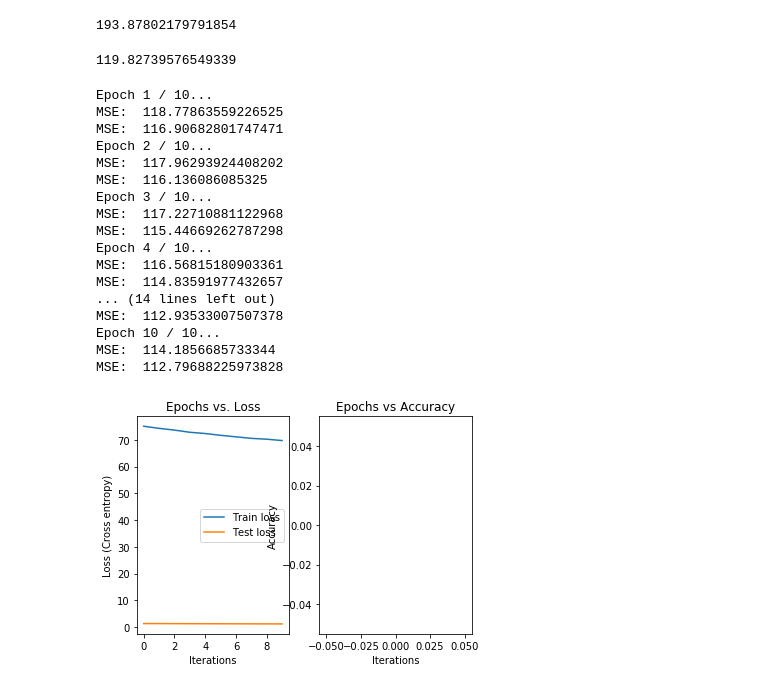
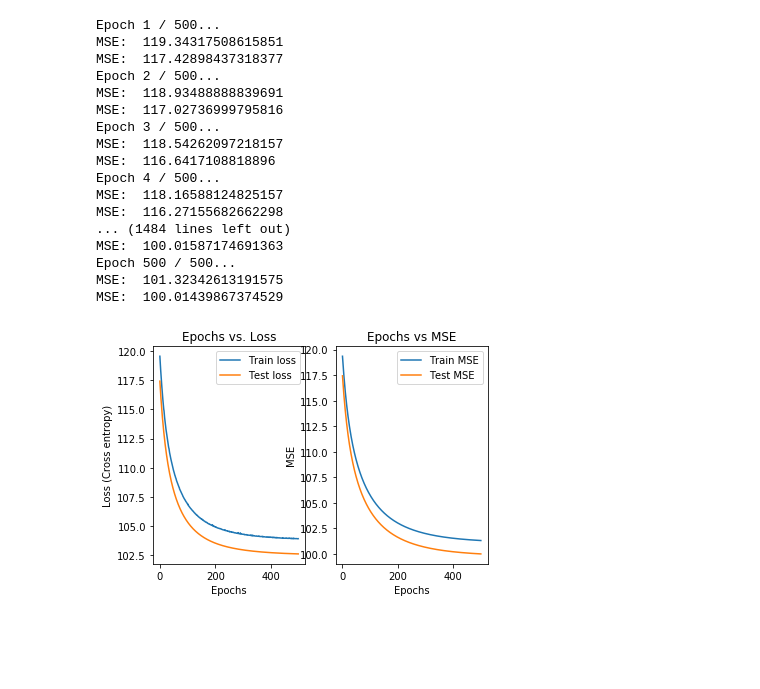
Before and after one commit to Shuling-He/deep-learning-hw1, a Jupyter notebook: prob5-regression.ipynb, the cells around one changed output. Drawn from its saved outputs; the diff is of its cells as text; code cells hidden in the pictures; blank space fills up the shorter version.

```diff
--- a/prob5-regression.ipynb
+++ b/prob5-regression.ipynb
@@ -291,7 +301,7 @@ class Regression:
 # create Regression() object to load data
 regr = Regression()
 # %%
-# load the data
-fname = 'YearPredictionMSD.txt'
-x_train, y_train, x_test, y_test = regr.load_data(fname)
+# # load the data
+# fname = 'YearPredictionMSD.txt'
+# x_train, y_train, x_test, y_test = regr.load_data(fname)
 # %%
@@ -334,7 +342,5 @@ common_pred = np.full((n_samples, 1), most_common_year)
 # %%
-most_common_loss = regr.musicMSE(common_pred, y_train)
-most_common_loss
-#  most common year loss = 193.87
+# most_common_loss = regr.musicMSE(common_pred, y_train)
+# most_common_loss
+# #  most common year loss = 193.87
-# %% [output]
-193.87802179791854
 # %%
@@ -345,9 +351,7 @@ common_pred = np.full((n_samples, 1), most_common_year)
 # %%
-loss_1998 = regr.musicMSE(common_pred, y_train)
-loss_1998
-#  1998 year loss = 119.82
+# loss_1998 = regr.musicMSE(common_pred, y_train)
+# loss_1998
+# #  1998 year loss = 119.82
-# %% [output]
-119.82739576549339
 # %%
 # ==========  Ridge Regression Training  =============
 
@@ -369,34 +373,31 @@ y_test_sm = regr.label_sub_mean(y_test)
 
 # train_losses, test_losses = regr.run_epochs(x_train, y_train_sm, x_test, y_test_sm)
 
-train_losses, test_losses, train_acc_arr, test_acc_arr, test_preds = regr.run_epochs(x_train, y_train_sm, x_test, y_test_sm)
+train_losses, test_losses, train_mse_arr, test_mse_arr, test_preds = regr.run_epochs(x_train, y_train_sm, x_test, y_test_sm)
 # %% [output]
-Epoch 1 / 10...
-MSE:  118.77863559226525
-MSE:  116.90682801747471
-Epoch 2 / 10...
-MSE:  117.96293924408202
-MSE:  116.136086085325
-Epoch 3 / 10...
-MSE:  117.22710881122968
-MSE:  115.44669262787298
-Epoch 4 / 10...
-MSE:  116.56815180903361
-MSE:  114.83591977432657
-... (14 lines left out)
-MSE:  112.93533007507378
-Epoch 10 / 10...
-MSE:  114.1856685733344
-MSE:  112.79688225973828
+Epoch 1 / 500...
+MSE:  119.34317508615851
+MSE:  117.42898437318377
+Epoch 2 / 500...
+MSE:  118.93488888839691
+MSE:  117.02736999795816
+Epoch 3 / 500...
+MSE:  118.54262097218157
+MSE:  116.6417108818896
+Epoch 4 / 500...
+MSE:  118.16588124825157
+MSE:  116.27155682662298
+... (1484 lines left out)
+MSE:  100.01587174691363
+Epoch 500 / 500...
+MSE:  101.32342613191575
+MSE:  100.01439867374529
 # %%
 # plot loss and accuracies graphs
 
-# train_acc = []
-# test_acc = []
-
-regr.plot_graph(train_losses, test_losses, train_acc, test_acc)
+regr.plot_graph(train_losses, test_losses, train_mse_arr, test_mse_arr)
 # %% [output]
-[figure, old version]
+[figure, new version]
 # %%
 test_losses
 # %% [output]
```
Also changed, not shown: parts of 11 cells of this notebook.
